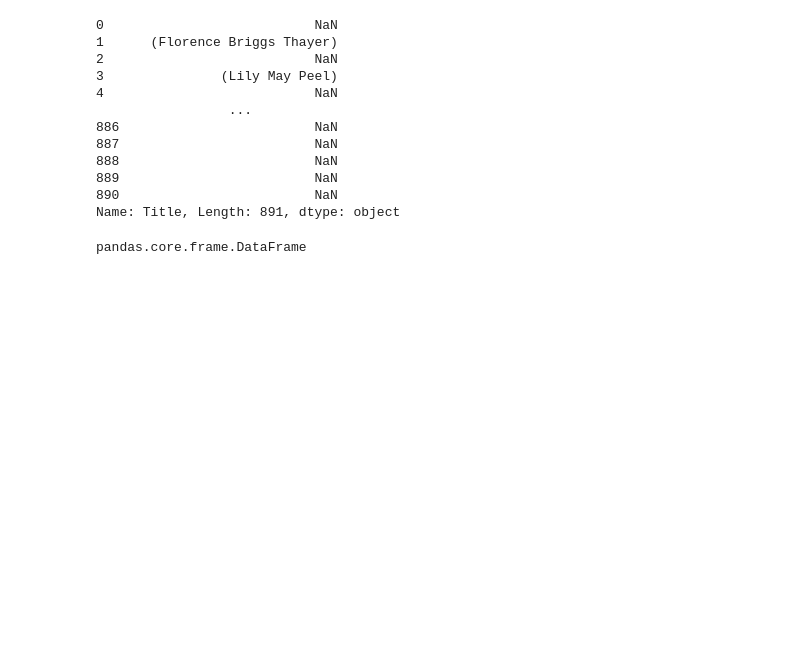
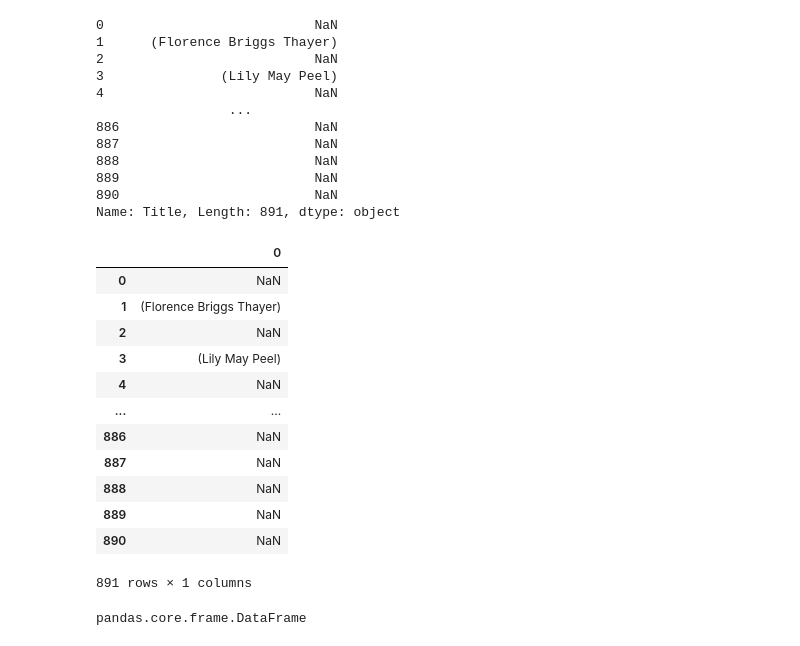
Before and after one commit to ChWasam/ultimate-data-science, a Jupyter notebook: 4-pandas/22/08-06-2025.ipynb, the cells around one changed output. Drawn from its saved outputs; the diff is of its cells as text; code cells hidden in the pictures; blank space fills up the shorter version.

```diff
--- a/4-pandas/22/08-06-2025.ipynb
+++ b/4-pandas/22/08-06-2025.ipynb
@@ -862,6 +921,22 @@ df['Title']
 889                         NaN
 890                         NaN
 Name: Title, Length: 891, dtype: object
+# %%
+df['Name'].str.extract(r'(\(.*\))', expand=True)
+# %% [output]
+|  | 0 |
+| 0 | NaN |
+| 1 | (Florence Briggs Thayer) |
+| 2 | NaN |
+| 3 | (Lily May Peel) |
+| 4 | NaN |
+| ... | ... |
+| 886 | NaN |
+| 887 | NaN |
+| 888 | NaN |
+| 889 | NaN |
+| 890 | NaN |
+891 rows × 1 columns
 # %%
 type(df['Name'].str.extract(r'(\(.*\))', expand=True))
 # %% [output]
```
Also changed, not shown: parts of 79 cells of this notebook, 8 other files.
